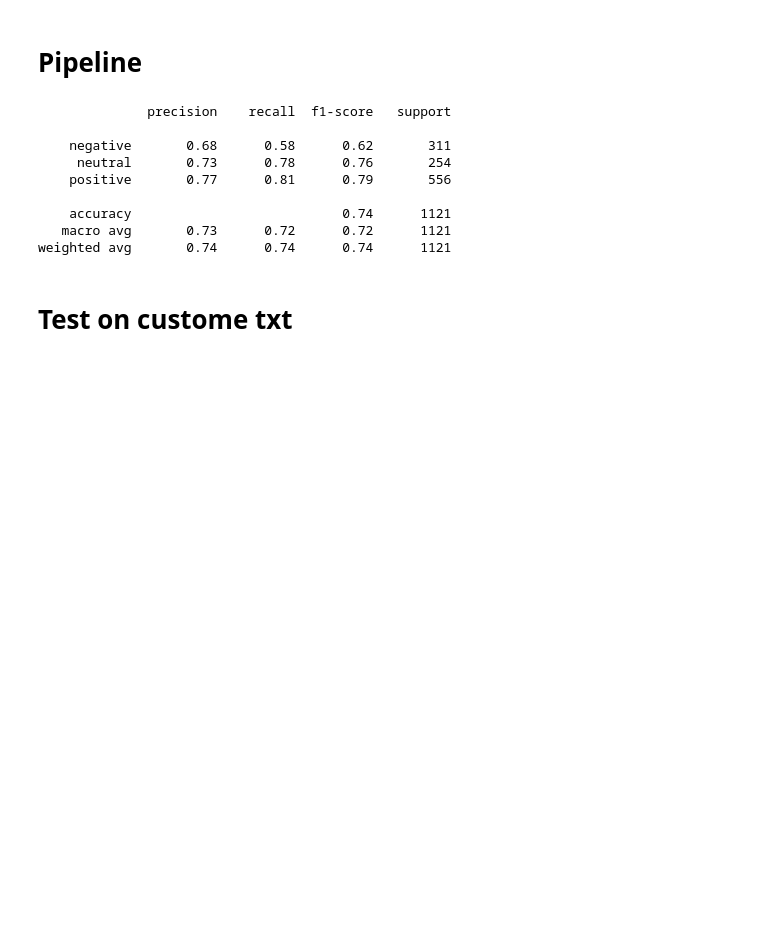
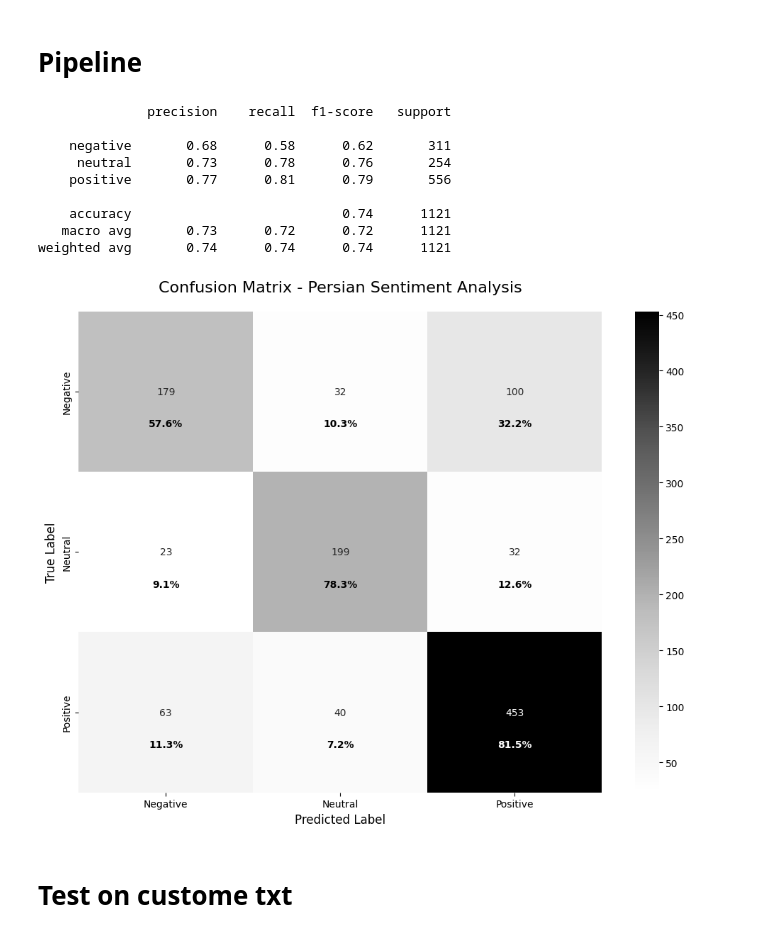
Before and after one commit to Niazi04/Farsi-Product-Sentiment-API, a Jupyter notebook: pipline/main.ipynb, the cells around one changed output. Drawn from its saved outputs; the diff is of its cells as text; code cells hidden in the pictures; blank space fills up the shorter version.

Commit message:
added confusion matrix and ability to load existing model to notebook

```diff
--- a/pipline/main.ipynb
+++ b/pipline/main.ipynb
@@ -44,6 +71,39 @@ print(classification_report(ytest, svm.predict(xtestVec)))
     accuracy                           0.74      1121
    macro avg       0.73      0.72      0.72      1121
 weighted avg       0.74      0.74      0.74      1121
+# %%
+testVecX = vectorizer.transform(xtest)
+yPred = svm.predict(testVecX)
+
+# uniqure_lables = np.unique(ytest)
+# print(uniqure_lables)
+cm = confusion_matrix(ytest, yPred)
+
+plt.figure(figsize=(10, 8))
+sns.heatmap(cm,
+            annot=True,
+            fmt='d',
+            cmap='Grays',
+            xticklabels=['Negative', 'Neutral', 'Positive'],
+            yticklabels=['Negative', 'Neutral', 'Positive'])
+plt.title('Confusion Matrix - Persian Sentiment Analysis', fontsize=16, pad=20)
+plt.ylabel('True Label', fontsize=12)
+plt.xlabel('Predicted Label', fontsize=12)
+
+for i in range(3):
+    for j in range(3):
+        total = np.sum(cm[i, :])
+        percentage = (cm[i, j] / total) * 100
+        plt.text(j+0.5, i+0.7, f'{percentage:.1f}%',
+                ha='center', va='center',
+                color='white' if cm[i, j] > 200 else 'black',
+                fontsize=10, fontweight='bold')
+
+plt.tight_layout()
+# plt.savefig('confusion_matrix_detailed.png', dpi=300, bbox_inches='tight')
+plt.show()
+# %% [output]
+[figure, added]
 # %% [markdown]
 # Test on custome txt
 # %%
```
Also changed, not shown: parts of 5 cells of this notebook.
